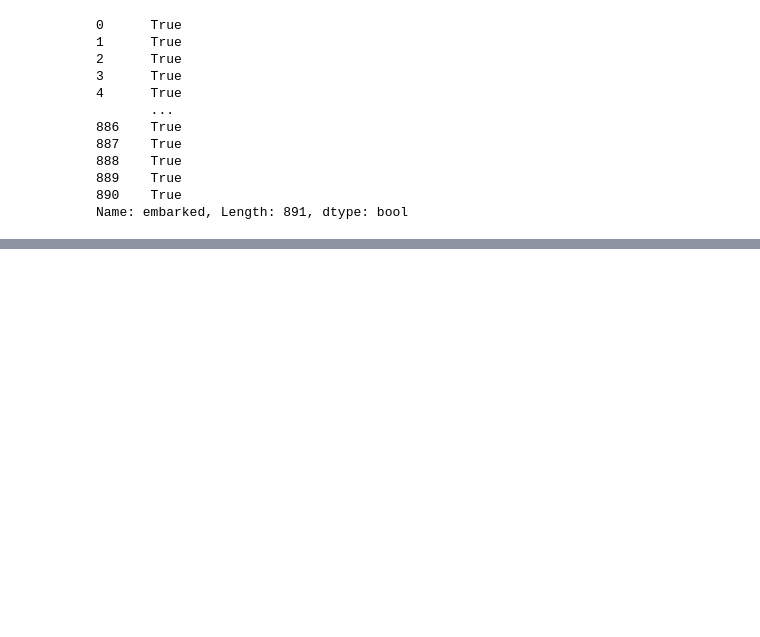
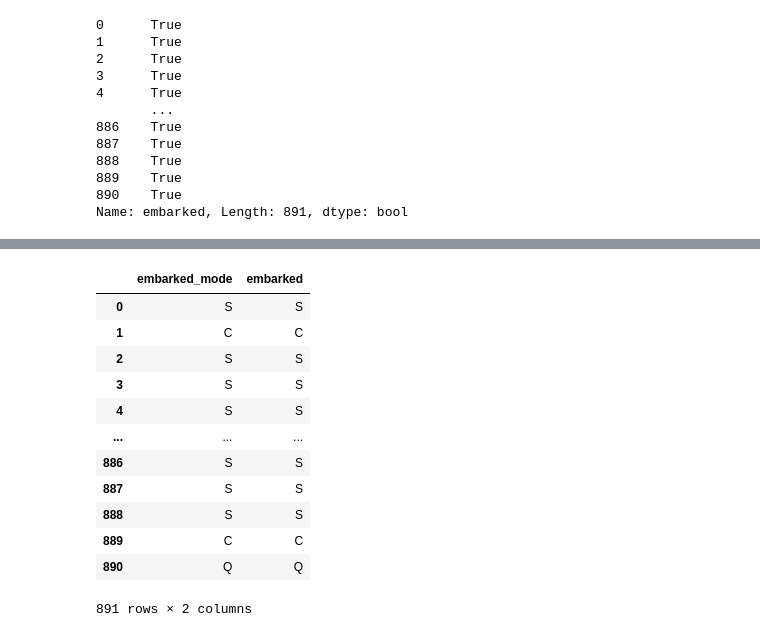
Before and after one commit to manishparihar3618/Data-Science-Journey, a Jupyter notebook: 03_Feature_Engg/missing_values.ipynb, the cells around one changed output, grey strips where cells are left out. Drawn from its saved outputs; the diff is of its cells as text; code cells hidden in the pictures; blank space fills up the shorter version.

```diff
--- a/03_Feature_Engg/missing_values.ipynb
+++ b/03_Feature_Engg/missing_values.ipynb
@@ -135,0 +156,16 @@ Name: embarked, Length: 891, dtype: bool
+# %%
+df[['embarked_mode','embarked']] # All the Nan value in embarked coloumn are replaced by embarked_mode
+# %% [output]
+|  | embarked_mode | embarked |
+| 0 | S | S |
+| 1 | C | C |
+| 2 | S | S |
+| 3 | S | S |
+| 4 | S | S |
+| ... | ... | ... |
+| 886 | S | S |
+| 887 | S | S |
+| 888 | S | S |
+| 889 | C | C |
+| 890 | Q | Q |
+891 rows × 2 columns
```
Also changed, not shown: parts of 4 cells of this notebook.
